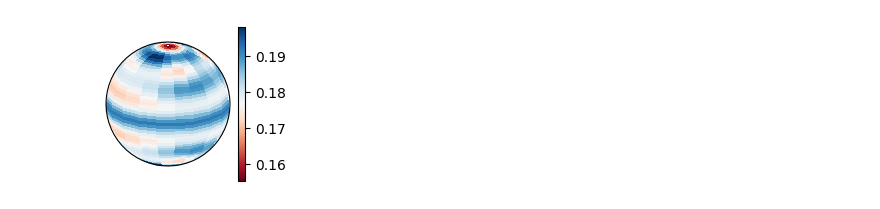
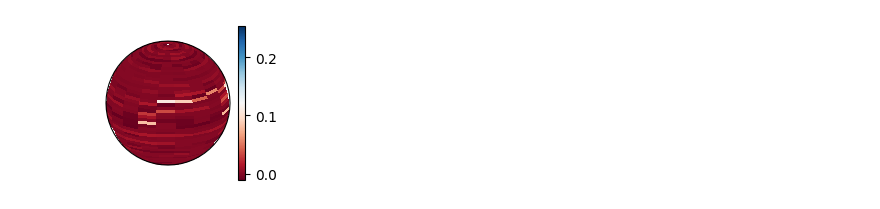
Before and after one commit to ColinKohler/geometry2sphere, a Jupyter notebook: notebooks/mesh2sphere.ipynb, the cells around one changed output. Saved outputs shown, nothing was run; the diff lists cells and outputs as text; code cells hidden in the pictures.

Commit message:
Training single mesh-> radar samples. Trying to iron out some final model details.

```diff
--- a/notebooks/mesh2sphere.ipynb
+++ b/notebooks/mesh2sphere.ipynb
@@ -29,6 +23,0 @@ torch.where(batch.edge_index[0] == batch.edge_index[1])
-# %%
-pred, w = model(batch.cuda())
-# %%
-#target = torch.view_as_real(target)[0,50,:,:,0]
-target = resp[0,52,:,:]
-plotting.plot_spherical_fn(target.squeeze().numpy(), fig=plt.figure(figsize=(2,2)))
@@ -38,17 +24,20 @@ plotting.plot_spherical_fn(target.squeeze().numpy(), fig=plt.figure(figsize=(2,2
-# %%
-target = (target - torch.min(target)) / ( torch.max(target) - torch.min(target) )
 # %%
-optimizer = torch.optim.Adam(model.parameters(), lr = 1e-4)
+for batch in dataloader:
+    mesh, resp, vert, face = batch
 
-for iter in range(200):
-    y_pred, _ = model(batch.cuda())
-    loss = (y_pred - target.view(1,61,21).cuda()).pow(2).mean()
+    for iter in range(200):
+        pred, _ = model(mesh.cuda())
+        target = resp[:,53].cuda()
+        weight = nn.functional.softmax(target, dim=1)
+        loss = weight * (pred - target) ** 2
+        loss = loss.sum().mean()
+        #loss = (y_pred - target.view(1,61,21).cuda()).pow(2).mean()
 
-    optimizer.zero_grad()
-    loss.backward()
-    optimizer.step()
+        optimizer.zero_grad()
+        loss.backward()
+        optimizer.step()
 
-    if iter % 10 == 0:
-
-        print(f'iteration: {iter} loss: {loss.item()}')
+        if iter % 10 == 0:
+            print(f'iteration: {iter} loss: {loss.item()}')
+    break
 # %% [output]
@@ -75,6 +64,6 @@ iteration: 190 loss: 0.0015009300056006488
 # %%
 with torch.no_grad():
-    pred, w = model(batch.cuda())
+    pred, w = model(mesh.cuda())
     plotting.plot_spherical_fn(pred.cpu().squeeze().numpy(), fig=plt.figure(figsize=(2,2)))
 # %% [output]
-[figure, old version]
+[figure, new version]
```
Also changed, not shown: parts of 11 cells of this notebook, 1 other file.
